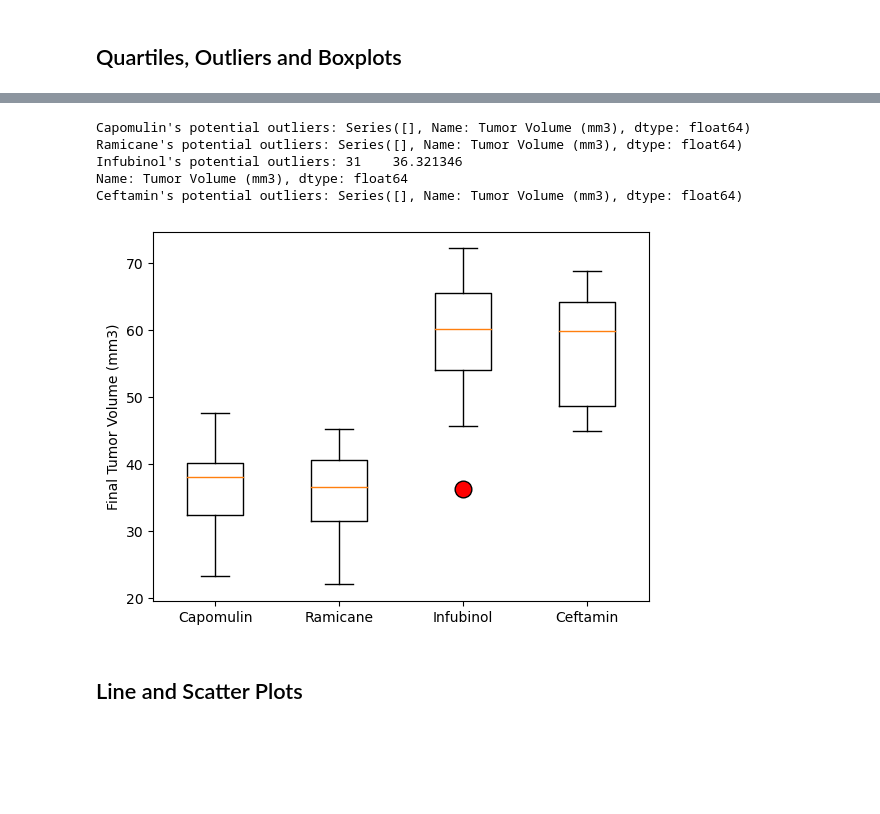
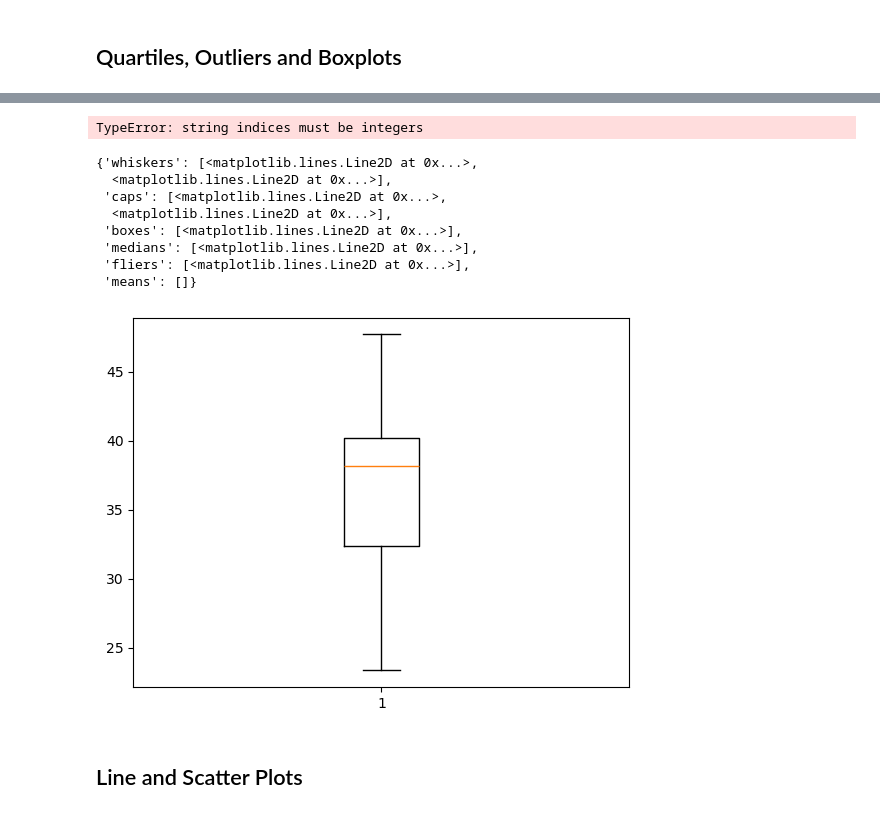
Before and after one commit to ddaniel2024/Module-5-Data-Visualisation, a Jupyter notebook: pymaceuticals_main.ipynb, the cells around one changed output, grey strips where cells are left out. Drawn from its saved outputs; the diff is of its cells as text; code cells hidden in the pictures; blank space fills up the shorter version.

```diff
--- a/pymaceuticals_main.ipynb
+++ b/pymaceuticals_main.ipynb
@@ -208,30 +245,43 @@ plt.show()
 # %%
 # Put treatments into a list for for loop (and later for plot labels)
-
+treatments = ["Capomulin", "Ramicane", "Infubinol", "Ceftamin"]
 
 # Create empty list to fill with tumor vol data (for plotting)
-
+treatment_tumor_vol_data = []
+ramicane_tumor_vol_data = []
+infubinol_tumor_vol_data = []
+ceftamin_tumor_vol_data = []
 
 # Calculate the IQR and quantitatively determine if there are any potential outliers.
-
+quartiles = last_timepoints["Tumor Volume (mm3)"].quantile([0.25,0.5,0.75])
+lower_quartile = quartiles[0.25]
+upper_quartile = quartiles[0.75]
+iqr = upper_quartile - lower_quartile
 
     # Locate the rows which contain mice on each drug and get the tumor volumes
-
 
     # add subset
 
 
     # Determine outliers using upper and lower bounds
+upper_bound = upper_quartile + 1.5 * iqr
+lower_bound = lower_quartile - 1.5 * iqr
 # %% [output]
-Capomulin's potential outliers: Series([], Name: Tumor Volume (mm3), dtype: float64)
-Ramicane's potential outliers: Series([], Name: Tumor Volume (mm3), dtype: float64)
-Infubinol's potential outliers: 31    36.321346
-Name: Tumor Volume (mm3), dtype: float64
-Ceftamin's potential outliers: Series([], Name: Tumor Volume (mm3), dtype: float64)
+TypeError: string indices must be integers
 # %%
 # Generate a box plot that shows the distrubution of the tumor volume for each treatment group.
+fig1, ax1 = plt.subplots()
+ax1.boxplot(capomulin_tumor_vol_data)
 # %% [output]
+{'whiskers': [<matplotlib.lines.Line2D at 0x...>,
+  <matplotlib.lines.Line2D at 0x...>],
+ 'caps': [<matplotlib.lines.Line2D at 0x...>,
+  <matplotlib.lines.Line2D at 0x...>],
+ 'boxes': [<matplotlib.lines.Line2D at 0x...>],
+ 'medians': [<matplotlib.lines.Line2D at 0x...>],
+ 'fliers': [<matplotlib.lines.Line2D at 0x...>],
+ 'means': []}
-[figure, old version]
+[figure, new version]
 # %% [markdown]
 ## Line and Scatter Plots
 # %%
```
Also changed, not shown: parts of 8 cells of this notebook.
